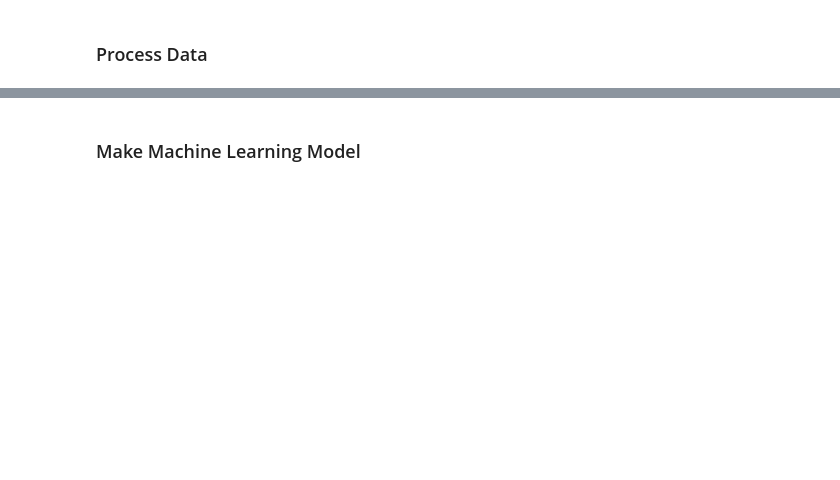
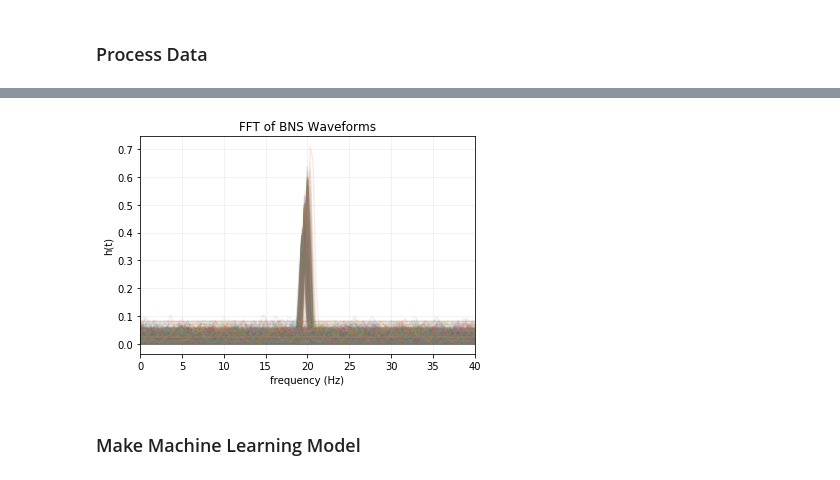
Before and after one commit to bpiotrzkowski/Example-Codes, a Jupyter notebook: gwPaPa-master/gwPapa_Waveform_Classifier-Gaussian-Noise.ipynb, the cells around one changed output, grey strips where cells are left out. Cells and saved outputs as stored; diff of their text form; code cells hidden in the pictures; blank space fills up the shorter version.

```diff
--- a/gwPaPa-master/gwPapa_Waveform_Classifier-Gaussian-Noise.ipynb
+++ b/gwPaPa-master/gwPapa_Waveform_Classifier-Gaussian-Noise.ipynb
@@ -250,3 +264,32 @@ plt.show()
+# %%
+fftfreq=np.fft.fftfreq(len(train_data[0]),dt)
+freqmax=np.array([])
+freqmax_check=np.array([])
+
+for i in range(len(train_data)):
+    window=np.blackman(len(train_data[i]))
+    fft=np.fft.fft(train_data[i]*window)
+    freqmax=np.append(freqmax,np.abs(fftfreq[np.argmax(np.abs(fft))]))
+    plt.plot(fftfreq,np.abs(fft),alpha=.1)
+
+
+
+#for i in range(len(injections_BNS_check)):
+    #window=np.blackman(len(BNS_check_data[i]))
+    #fft=np.fft.fft(BNS_check_data[i]*window)
+    #freqmax_check=np.append(freqmax_check,np.abs(fftfreq[np.argmax(np.abs(fft))]))
+    #plt.plot(fftfreq,np.abs(fft),alpha=.2)
+
+
+plt.xlabel('frequency (Hz)')
+plt.ylabel('h(t)')
+plt.xlim(0,40)
+plt.grid(alpha=.2)
+plt.title('FFT of BNS Waveforms')
+#plt.savefig('pics/'+path+'/'+path+'.png',dpi=300)
+plt.show()
+# %% [output]
+[figure, added]
 # %% [markdown]
 ### Make Machine Learning Model
 # %%
```
Also changed, not shown: parts of 14 cells of this notebook, 10 other files.
